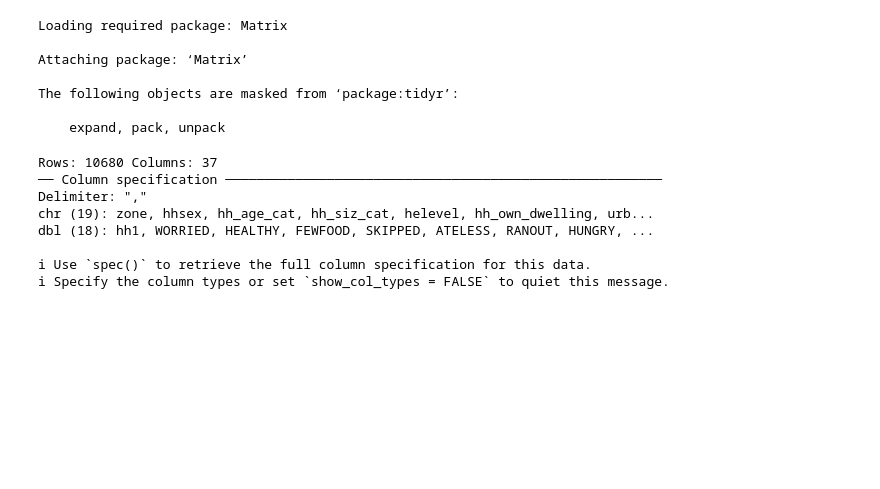
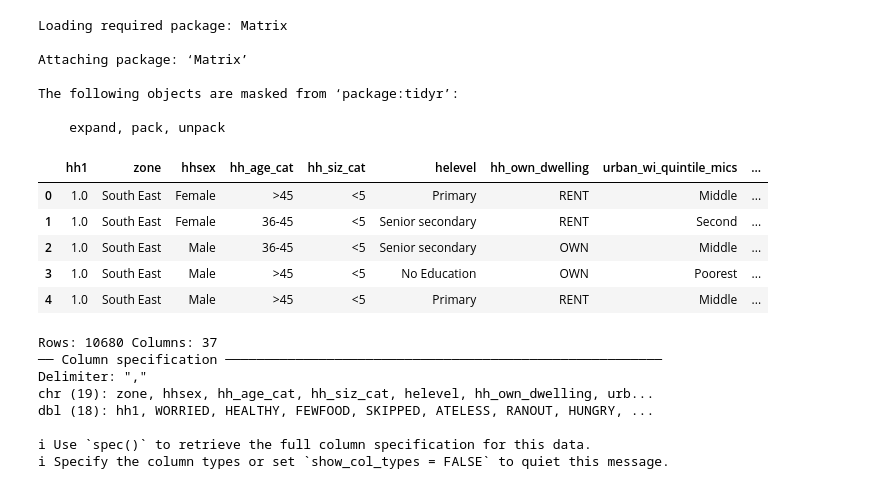
Before and after one commit to decorouz/Food_Insecurity_Indicators_Analysis, a Jupyter notebook: FIES/MISC_NG_6/notebooks/5_hh_mics6_modelling.ipynb, the cells around one changed output. Drawn from its saved outputs; the diff is of its cells as text; code cells hidden in the pictures; blank space fills up the shorter version.

```diff
--- a/FIES/MISC_NG_6/notebooks/5_hh_mics6_modelling.ipynb
+++ b/FIES/MISC_NG_6/notebooks/5_hh_mics6_modelling.ipynb
@@ -96,6 +96,15 @@ Attaching package: ‘Matrix’
 The following objects are masked from ‘package:tidyr’:
 
     expand, pack, unpack
+# %%
+df.head()
+# %% [output]
+|  | hh1 | zone | hhsex | hh_age_cat | hh_siz_cat | helevel | hh_own_dwelling | urban_wi_quintile_mics | ... |
+| 0 | 1.0 | South East | Female | >45 | <5 | Primary | RENT | Middle | ... |
+| 1 | 1.0 | South East | Female | 36-45 | <5 | Senior secondary | RENT | Second | ... |
+| 2 | 1.0 | South East | Male | 36-45 | <5 | Senior secondary | OWN | Middle | ... |
+| 3 | 1.0 | South East | Male | >45 | <5 | No Education | OWN | Poorest | ... |
+| 4 | 1.0 | South East | Male | >45 | <5 | Primary | RENT | Middle | ... |
 # %%
 %%R
 data <- read_csv("../processed_data/df_r.csv")
```
Also changed, not shown: parts of 7 cells of this notebook.
